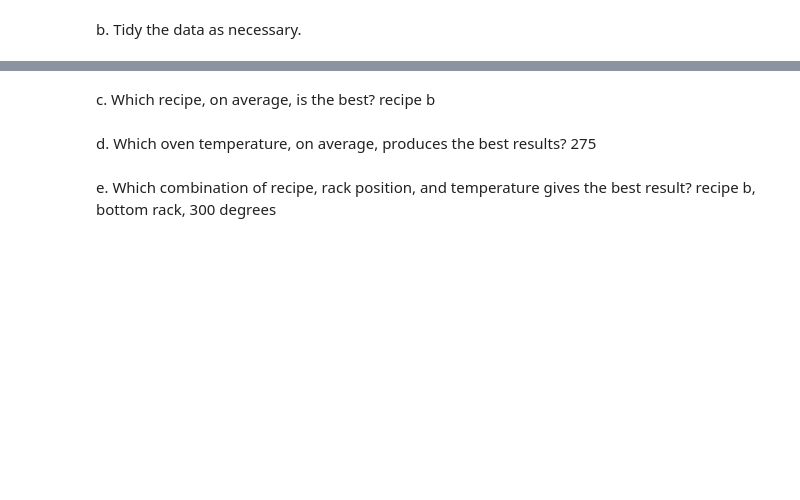
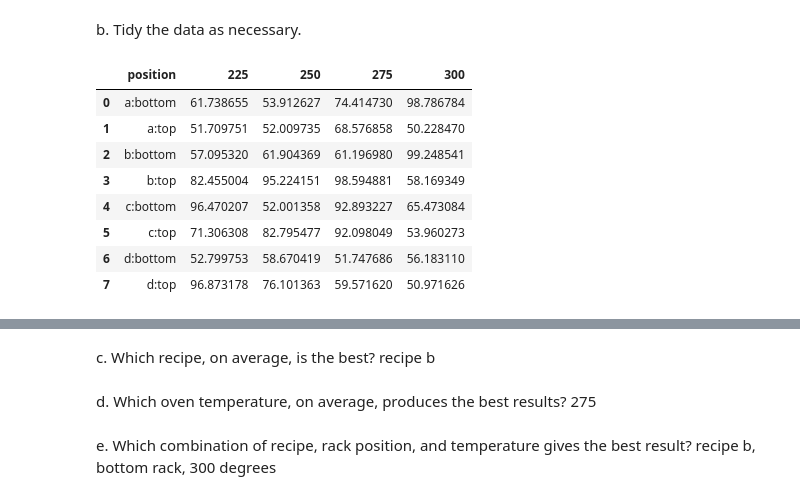
Before and after one commit to ThompsonBethany01/classification-exercises, a Jupyter notebook: tidy_data.ipynb, the cells around one changed output, grey strips where cells are left out. Drawn from its saved outputs; the diff is of its cells as text; code cells hidden in the pictures; blank space fills up the shorter version.

```diff
--- a/tidy_data.ipynb
+++ b/tidy_data.ipynb
@@ -103,2 +141,15 @@ a. Read the cake_recipes.csv data. This data set contains cake tastiness scores
 # %% [markdown]
 b. Tidy the data as necessary.
+# %%
+cake_df = cake_df.rename(columns={'recipe:position':'position'})
+cake_df
+# %% [output]
+|  | position | 225 | 250 | 275 | 300 |
+| 0 | a:bottom | 61.738655 | 53.912627 | 74.414730 | 98.786784 |
+| 1 | a:top | 51.709751 | 52.009735 | 68.576858 | 50.228470 |
+| 2 | b:bottom | 57.095320 | 61.904369 | 61.196980 | 99.248541 |
+| 3 | b:top | 82.455004 | 95.224151 | 98.594881 | 58.169349 |
+| 4 | c:bottom | 96.470207 | 52.001358 | 92.893227 | 65.473084 |
+| 5 | c:top | 71.306308 | 82.795477 | 92.098049 | 53.960273 |
+| 6 | d:bottom | 52.799753 | 58.670419 | 51.747686 | 56.183110 |
+| 7 | d:top | 96.873178 | 76.101363 | 59.571620 | 50.971626 |
```
Also changed, not shown: parts of 7 cells of this notebook.
